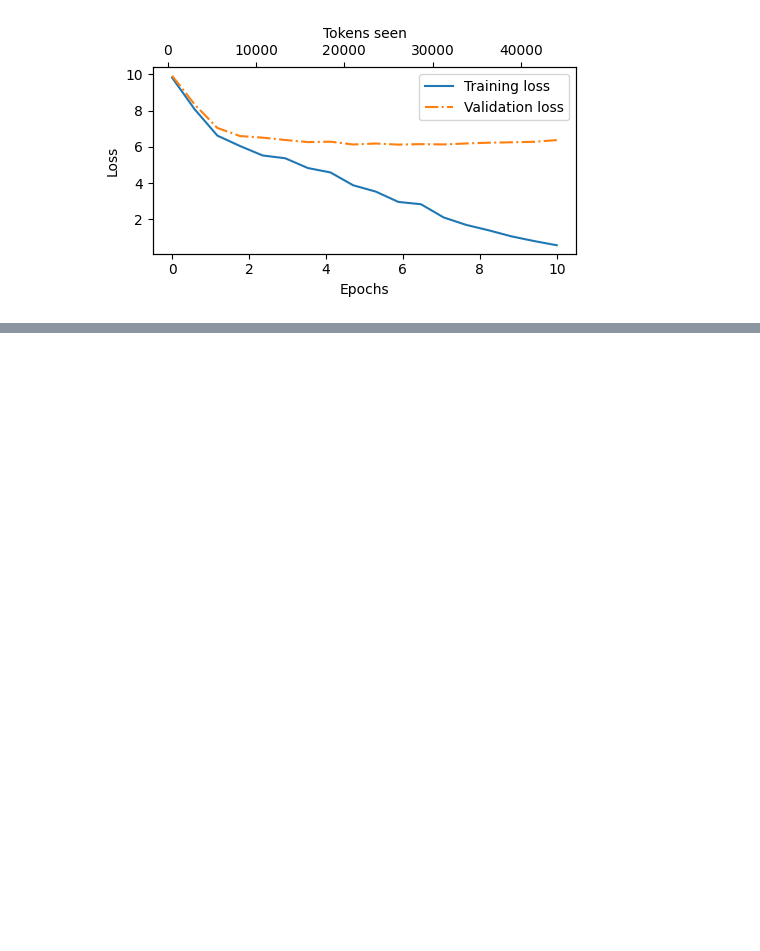
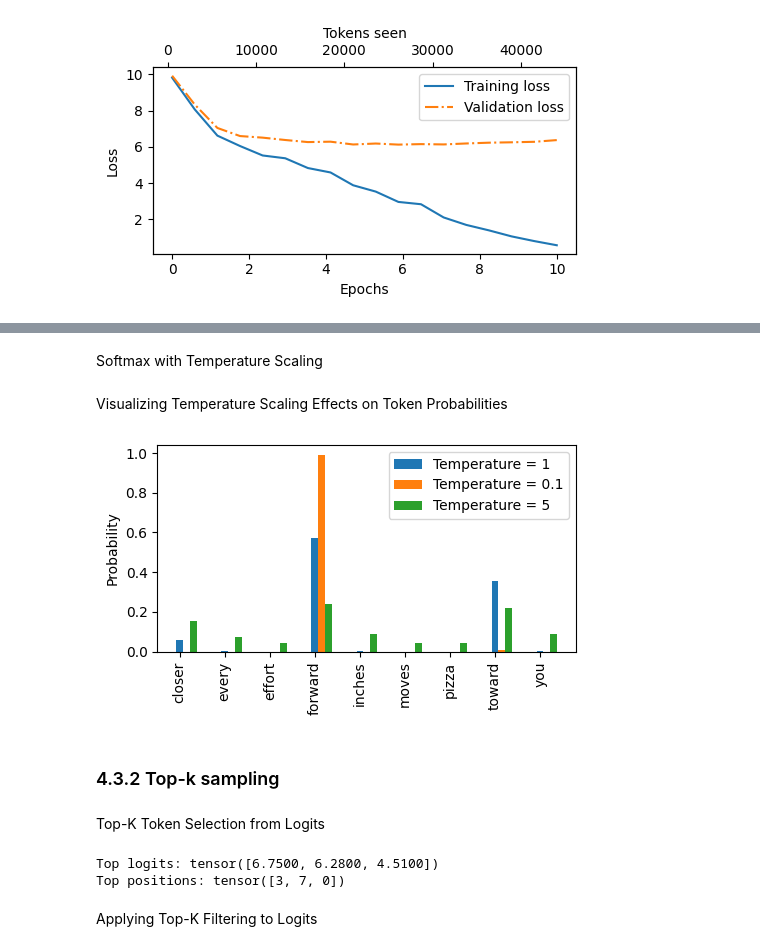
Before and after one commit to GalHavshush/LLM-from-scratch, a Jupyter notebook: notebooks/04_pretraining_on_unlabeled_data.ipynb, the cells around one changed output, grey strips where cells are left out. Cells and saved outputs as stored; diff of their text form; code cells hidden in the pictures; blank space fills up the shorter version.

Commit message:
Update 04 - Added randomness control

```diff
--- a/notebooks/04_pretraining_on_unlabeled_data.ipynb
+++ b/notebooks/04_pretraining_on_unlabeled_data.ipynb
@@ -568,0 +615,6 @@ plot_losses(epochs_tensor, tokens_seen, train_losses, val_losses)
+# %%
+# Simulated model output logits for the next token
+# Higher value → higher predicted likelihood before softmax
+next_token_logits = torch.tensor(
+    [4.51, 0.89, -1.90, 6.75, 1.63, -1.62, -1.89, 6.28, 1.79]
+)
@@ -568,0 +675,66 @@ plot_losses(epochs_tensor, tokens_seen, train_losses, val_losses)
+# %% [markdown]
+Softmax with Temperature Scaling
+# %%
+def softmax_with_temperature(logits, temperature):
+    """
+    Apply temperature scaling before softmax.
+
+    Lower temperature → sharper distribution (more deterministic)
+    Higher temperature → flatter distribution (more random)
+    """
+
+    scaled_logits = logits / temperature  # Adjust confidence via temperature
+    return torch.softmax(scaled_logits, dim=0)  # Convert to probabilities
+# %% [markdown]
+Visualizing Temperature Scaling Effects on Token Probabilities
+# %%
+# Temperature values to compare
+temperatures = [1, 0.1, 5]
+
+# Compute probability distributions with different temperatures
+scaled_probas = [
+    softmax_with_temperature(next_token_logits, T)
+    for T in temperatures
+]
+
+# Token index positions for plotting
+x = torch.arange(len(vocab))
+bar_width = 0.15
+
+fig, ax = plt.subplots(figsize=(5, 3))
+
+# Plot probability bars for each temperature
+for i, T in enumerate(temperatures):
+    ax.bar(
+        x + i * bar_width,
+        scaled_probas[i],
+        bar_width,
+        label=f"Temperature = {T}"
+    )
+
+ax.set_ylabel("Probability")
+ax.set_xticks(x)
+ax.set_xticklabels(vocab.keys(), rotation=90)
+ax.legend()
+
+plt.tight_layout()
+plt.show()
+# %% [output]
+[figure, added]
+# %% [markdown]
+### 4.3.2 Top-k sampling
+# %% [markdown]
+Top-K Token Selection from Logits
+# %%
+top_k = 3
+
+# Get the top-K highest logits and their positions (token IDs)
+top_logits, top_pos = torch.topk(next_token_logits, top_k)
+
+print("Top logits:", top_logits)
+print("Top positions:", top_pos)
+# %% [output]
+Top logits: tensor([6.7500, 6.2800, 4.5100])
+Top positions: tensor([3, 7, 0])
+# %% [markdown]
+Applying Top-K Filtering to Logits
```
Also changed, not shown: parts of 21 cells of this notebook.
